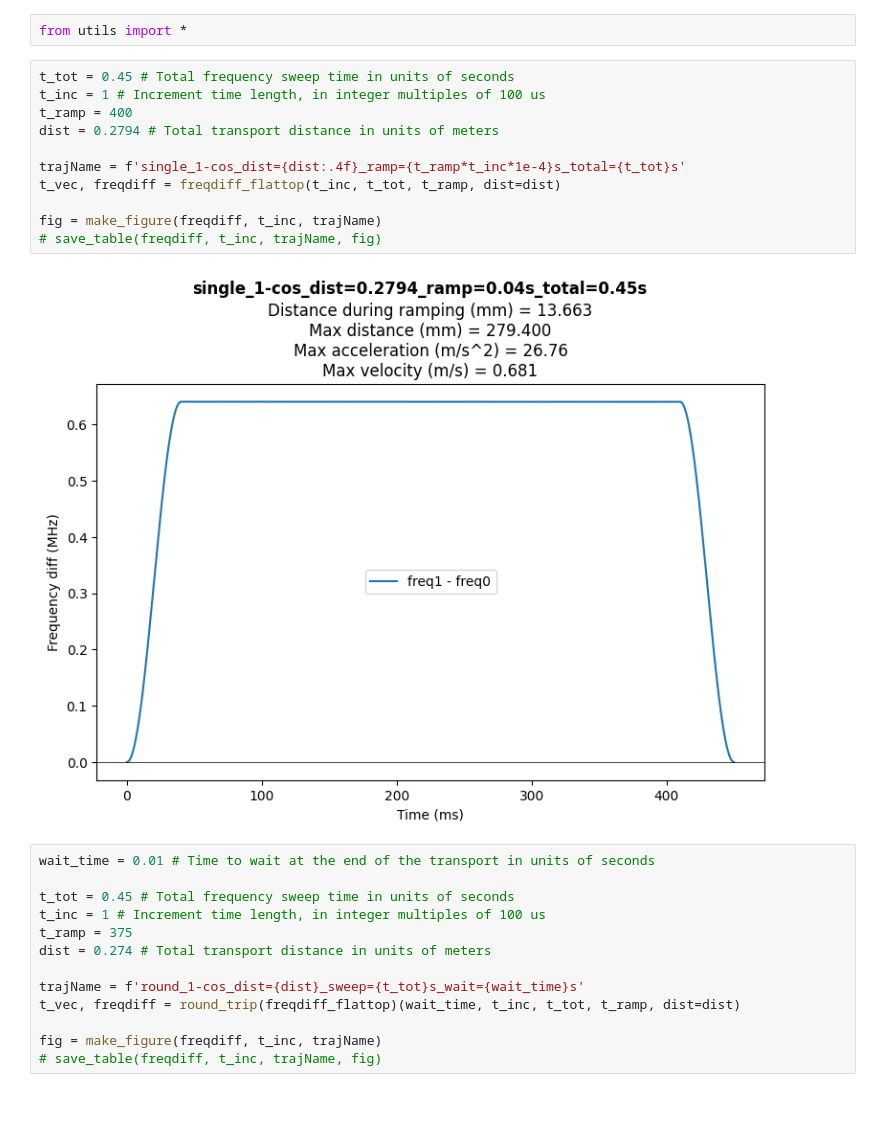
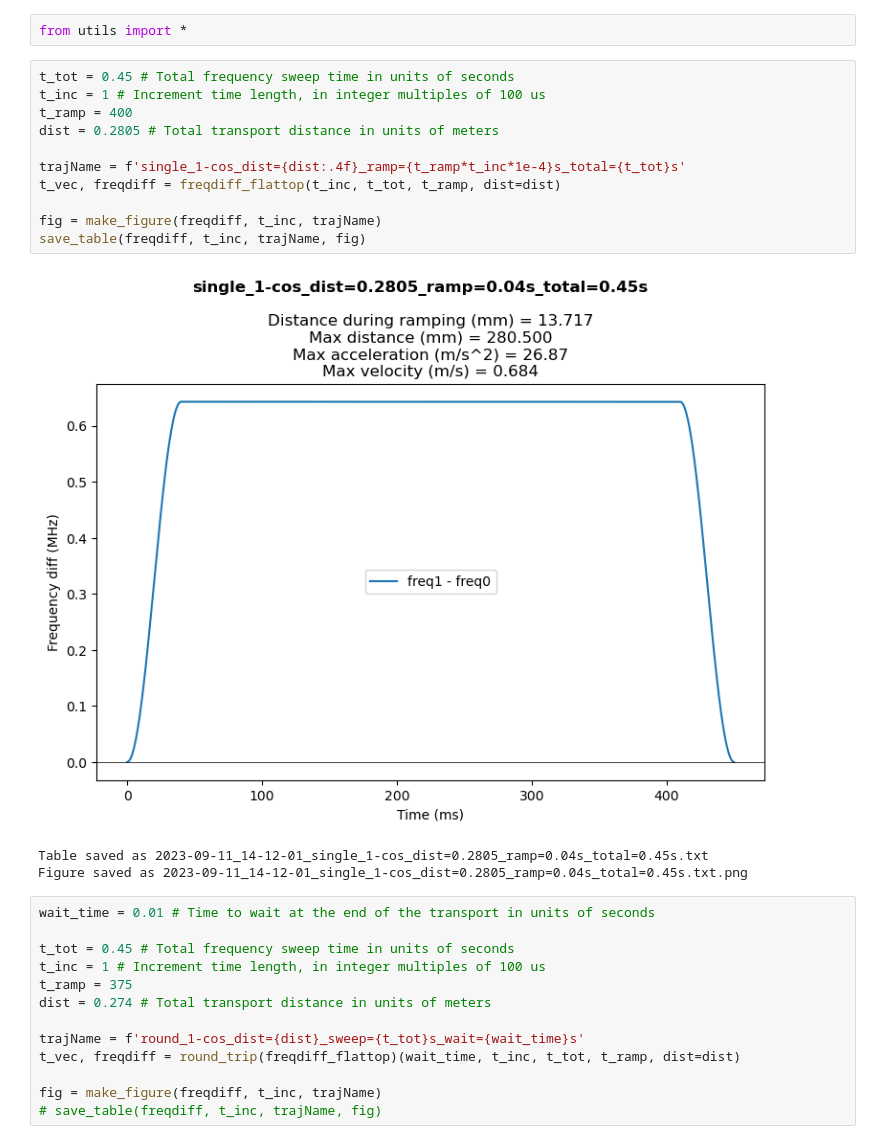
Before and after one commit to ChinLabQMS/Novatech-frequency-synthesizer, a Jupyter notebook: func2table.ipynb, the cells around one changed output. Drawn from its saved outputs; the diff is of its cells as text; blank space fills up the shorter version.

```diff
--- a/func2table.ipynb
+++ b/func2table.ipynb
@@ -3,16 +3,18 @@ from utils import *
 # %%
 t_tot = 0.45 # Total frequency sweep time in units of seconds
 t_inc = 1 # Increment time length, in integer multiples of 100 us
 t_ramp = 400
-dist = 0.2794 # Total transport distance in units of meters
+dist = 0.2805 # Total transport distance in units of meters
 
 trajName = f'single_1-cos_dist={dist:.4f}_ramp={t_ramp*t_inc*1e-4}s_total={t_tot}s'
 t_vec, freqdiff = freqdiff_flattop(t_inc, t_tot, t_ramp, dist=dist)
 
 fig = make_figure(freqdiff, t_inc, trajName)
-# save_table(freqdiff, t_inc, trajName, fig)
+save_table(freqdiff, t_inc, trajName, fig)
 # %% [output]
-[figure, old version]
+[figure, new version]
+Table saved as 2023-09-11_14-12-01_single_1-cos_dist=0.2805_ramp=0.04s_total=0.45s.txt
+Figure saved as 2023-09-11_14-12-01_single_1-cos_dist=0.2805_ramp=0.04s_total=0.45s.txt.png
 # %%
 wait_time = 0.01 # Time to wait at the end of the transport in units of seconds
 
```
